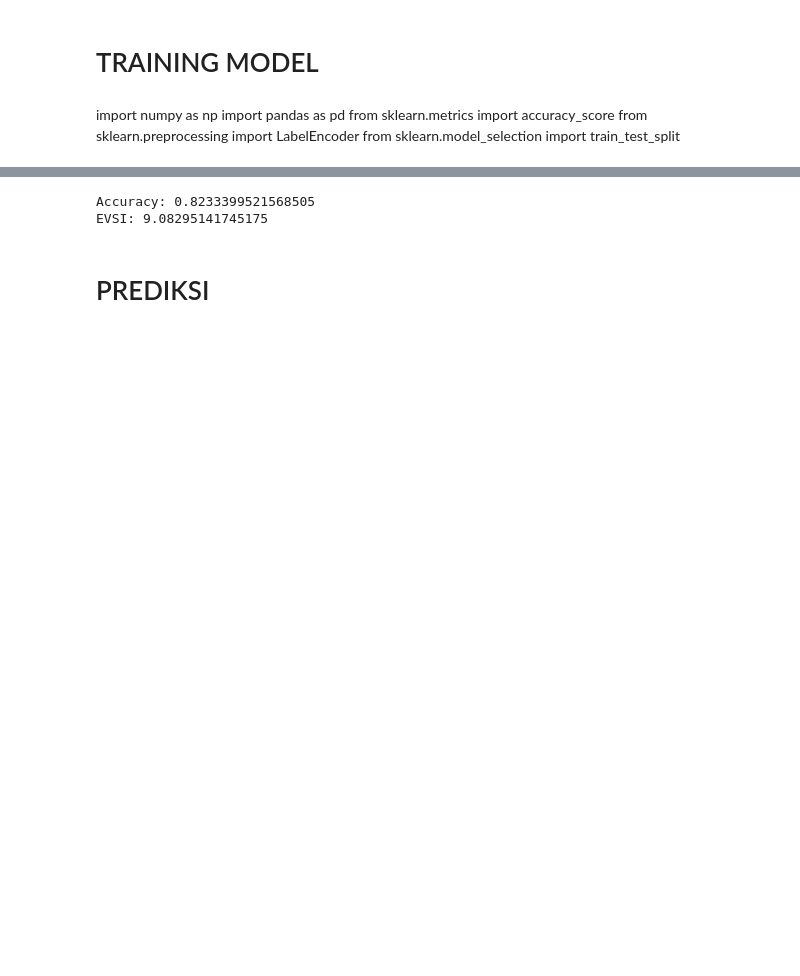
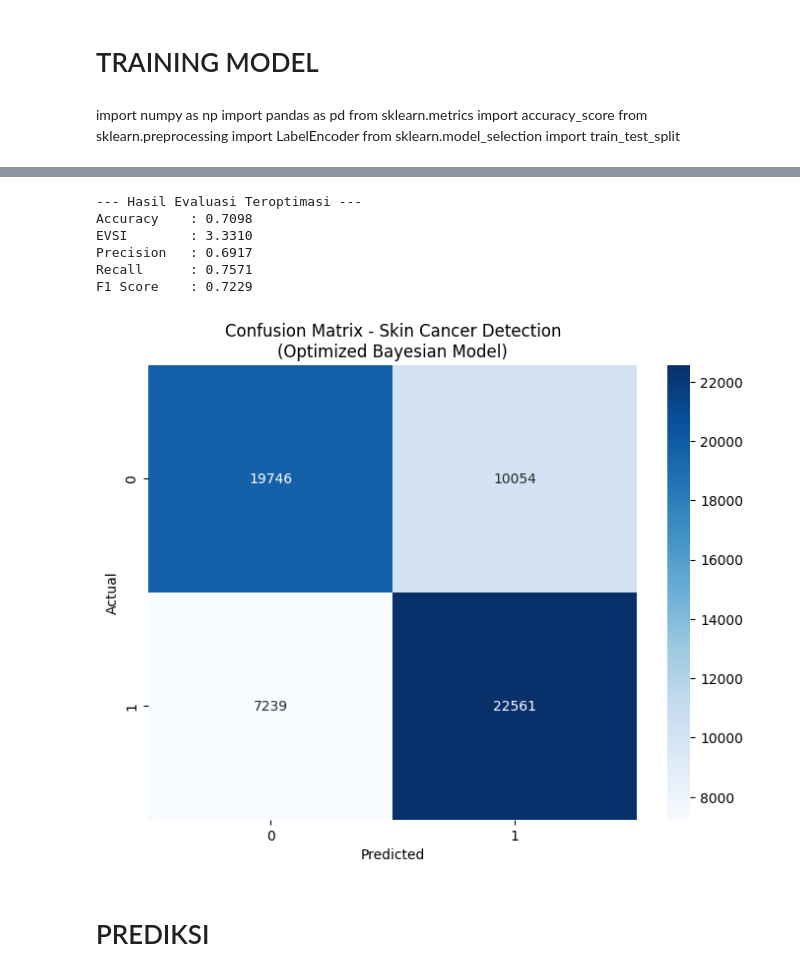
Before and after one commit to iniadittt/bayes-decision-theory-notebook, a Jupyter notebook: skin_cancer_notebook.ipynb, the cells around one changed output, grey strips where cells are left out. Saved outputs shown, nothing was run; the diff lists cells and outputs as text; code cells hidden in the pictures; blank space fills up the shorter version.

```diff
--- a/skin_cancer_notebook.ipynb
+++ b/skin_cancer_notebook.ipynb
@@ -20,6 +61,0 @@ X = df.drop(columns=["SkinCancer"])
-# %%
-for col in X.columns:
-    if X[col].dtype == "object":
-        X[col] = LabelEncoder().fit_transform(X[col])
-
-X = X.values
@@ -95,12 +129,35 @@ class BayesianDecisionModel:
 model = BayesianDecisionModel()
 model.fit(X_train, y_train)
 # %%
-pred = model.predict(X_test)
+pred = model.predict(X)
+evsi_res = model.EVSI(X)
 
-print("Accuracy:", accuracy_score(y_test, pred))
-print("EVSI:", model.EVSI(X_test))
+label_map = {'No': 0, 'Yes': 1}
+y_num = np.array([label_map[v] for v in y]) if y.dtype == object else y
+pred_num = np.array([label_map[v] for v in pred]) if isinstance(pred[0], str) else pred
+labels = [0, 1]
+
+print(f"--- Hasil Evaluasi Teroptimasi ---")
+print(f"Accuracy    : {accuracy_score(y_num, pred_num):.4f}")
+print(f"EVSI        : {evsi_res:.4f}")
+print(f"Precision   : {precision_score(y_num, pred_num):.4f}")
+print(f"Recall      : {recall_score(y_num, pred_num):.4f}")
+print(f"F1 Score    : {f1_score(y_num, pred_num):.4f}")
+
+cm = confusion_matrix(y_num, pred_num)
+plt.figure(figsize=(8, 6))
+sns.heatmap(cm, annot=True, fmt='d', cmap='Blues', xticklabels=labels, yticklabels=labels)
+plt.title('Confusion Matrix - Skin Cancer Detection\n(Optimized Bayesian Model)')
+plt.ylabel('Actual')
+plt.xlabel('Predicted')
+plt.show()
 # %% [output]
-Accuracy: 0.8233399521568505
-EVSI: 9.08295141745175
+--- Hasil Evaluasi Teroptimasi ---
+Accuracy    : 0.7098
+EVSI        : 3.3310
+Precision   : 0.6917
+Recall      : 0.7571
+F1 Score    : 0.7229
+[figure, added]
 # %% [markdown]
 # PREDIKSI
```
Also changed, not shown: parts of 7 cells of this notebook, 3 other files.
